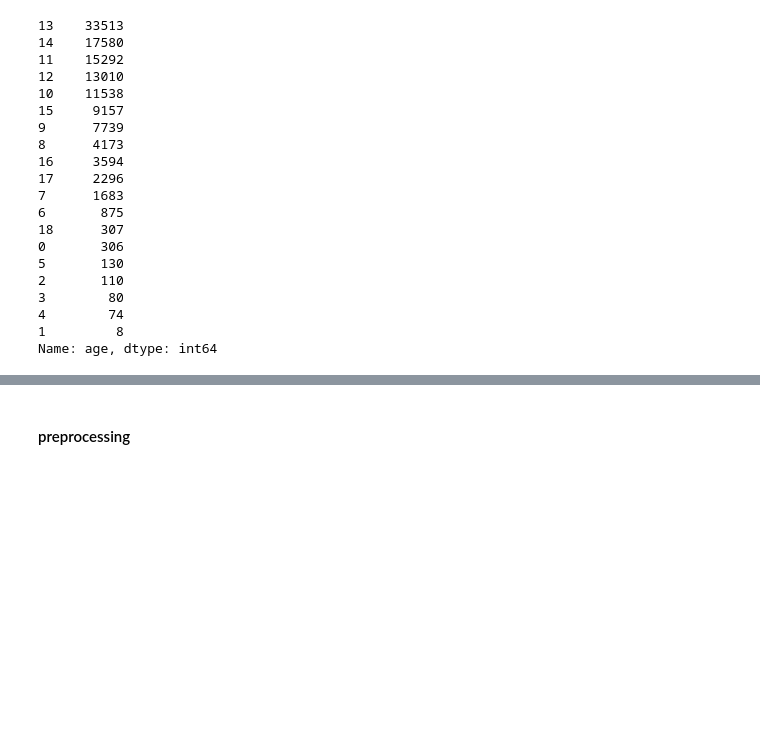
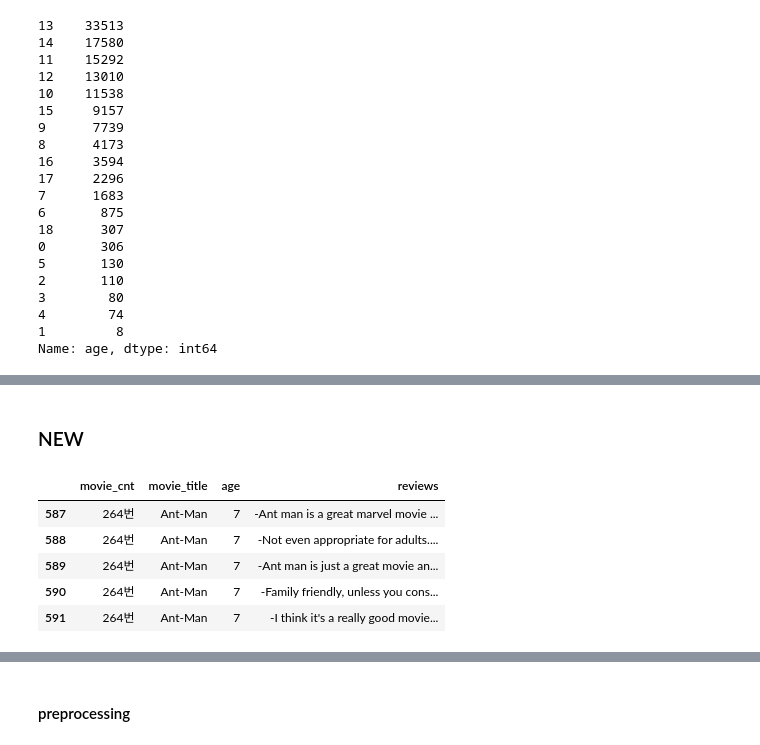
Before and after one commit to MonicaKim89/Text_Mining, a Jupyter notebook: common_sense_movie/[230503]reviews_an.ipynb, the cells around one changed output, grey strips where cells are left out. Cells and saved outputs as stored; diff of their text form; code cells hidden in the pictures; blank space fills up the shorter version.

```diff
--- a/common_sense_movie/[230503]reviews_an.ipynb
+++ b/common_sense_movie/[230503]reviews_an.ipynb
@@ -211,0 +223,12 @@ data.to_csv('[230617]child_data.csv')
+# %% [markdown]
+### NEW
+# %%
+data = pd.read_csv('/Users/kimmonica/Documents/GitHub/Text_Mining/common_sense_movie/adult_child_org1.csv', index_col=0)
+data.head()
+# %% [output]
+|  | movie_cnt | movie_title | age | reviews |
+| 587 | 264번 | Ant-Man | 7 | -Ant man is a great marvel movie ... |
+| 588 | 264번 | Ant-Man | 7 | -Not even appropriate for adults.... |
+| 589 | 264번 | Ant-Man | 7 | -Ant man is just a great movie an... |
+| 590 | 264번 | Ant-Man | 7 | -Family friendly, unless you cons... |
+| 591 | 264번 | Ant-Man | 7 | -I think it's a really good movie... |
```
Also changed, not shown: parts of 33 cells of this notebook, 5 other files.
